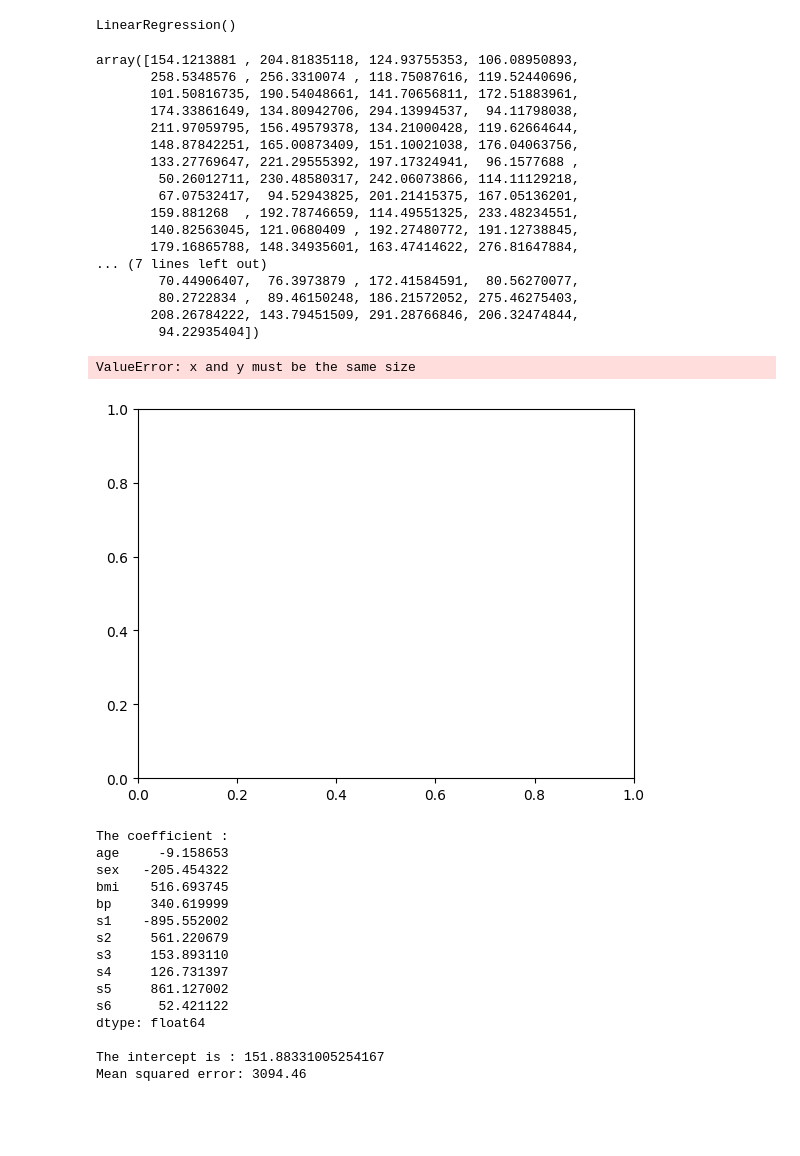
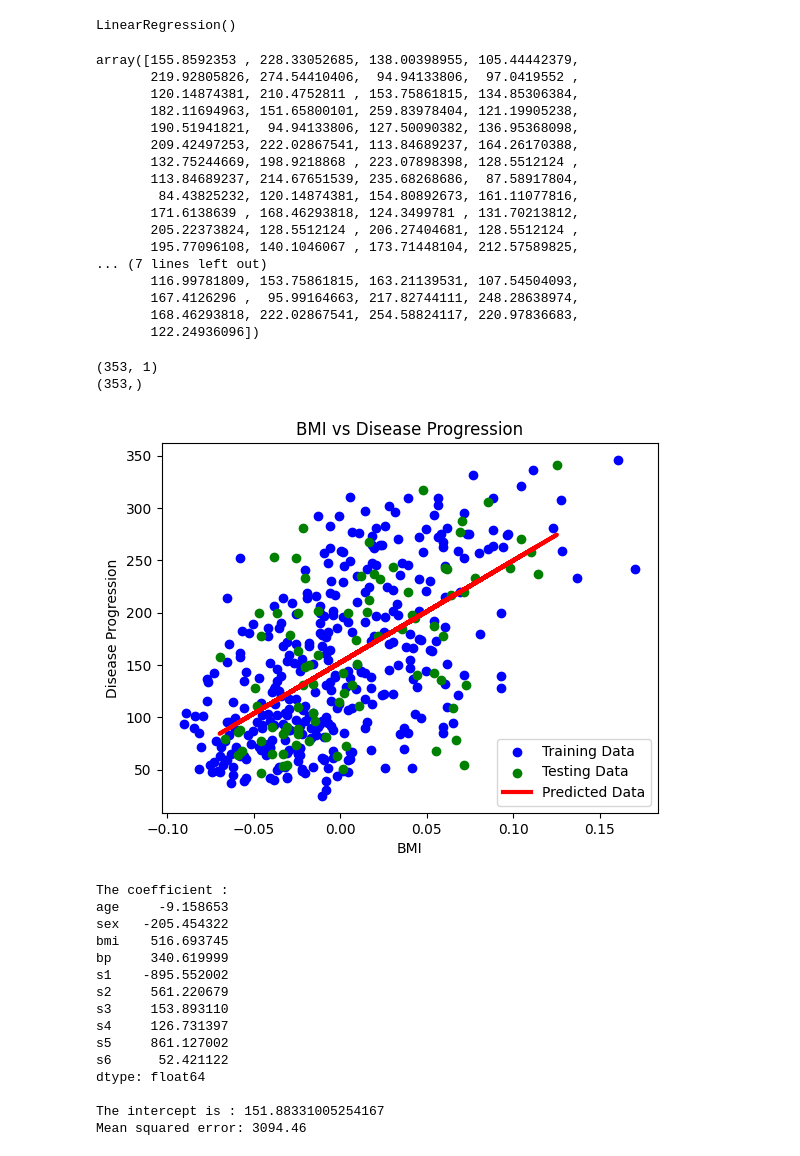
Before and after one commit to zeelshah007/CSCN8010-lab-submissions, a Jupyter notebook: students_submissions/8889436/lab3.ipynb, the cells around one changed output. Saved outputs shown, nothing was run; the diff lists cells and outputs as text; code cells hidden in the pictures; blank space fills up the shorter version.

Commit message:
made changes to graph

```diff
--- a/students_submissions/8889436/lab3.ipynb
+++ b/students_submissions/8889436/lab3.ipynb
@@ -116,9 +116,9 @@ fig.show()
 # %%
 # Modeling
 
-# X = np.array(diabetes['bmi']).reshape(-1,1)
+X = np.array(diabetes['bmi']).reshape(-1,1)
 # X
 
-X= diabetes.drop(labels='Disease_Progression', axis=1)# Dropping the Disease progression from the dataset
-X.head()
+#X= diabetes.drop(labels='Disease_Progression', axis=1)# Dropping the Disease progression from the dataset
+X
 # %% [output]
@@ -131,5 +142,5 @@ X.head()
 # %%
-# y = np.array(diabetes['Disease_Progression'])
-y = diabetes.Disease_Progression
+y = np.array(diabetes['Disease_Progression'])
+# y = diabetes.Disease_Progression
 y
 # %% [output]
@@ -168,33 +184,41 @@ LinearRegression()
 predict_y = model.predict(X_test)
 predict_y
 # %% [output]
-array([154.1213881 , 204.81835118, 124.93755353, 106.08950893,
-       258.5348576 , 256.3310074 , 118.75087616, 119.52440696,
-       101.50816735, 190.54048661, 141.70656811, 172.51883961,
-       174.33861649, 134.80942706, 294.13994537,  94.11798038,
-       211.97059795, 156.49579378, 134.21000428, 119.62664644,
-       148.87842251, 165.00873409, 151.10021038, 176.04063756,
-       133.27769647, 221.29555392, 197.17324941,  96.1577688 ,
-        50.26012711, 230.48580317, 242.06073866, 114.11129218,
-        67.07532417,  94.52943825, 201.21415375, 167.05136201,
-       159.881268  , 192.78746659, 114.49551325, 233.48234551,
-       140.82563045, 121.0680409 , 192.27480772, 191.12738845,
-       179.16865788, 148.34935601, 163.47414622, 276.81647884,
+array([155.8592353 , 228.33052685, 138.00398955, 105.44442379,
+       219.92805826, 274.54410406,  94.94133806,  97.0419552 ,
+       120.14874381, 210.4752811 , 153.75861815, 134.85306384,
+       182.11694963, 151.65800101, 259.83978404, 121.19905238,
+       190.51941821,  94.94133806, 127.50090382, 136.95368098,
+       209.42497253, 222.02867541, 113.84689237, 164.26170388,
+       132.75244669, 198.9218868 , 223.07898398, 128.5512124 ,
+       113.84689237, 214.67651539, 235.68268686,  87.58917804,
+        84.43825232, 120.14874381, 154.80892673, 161.11077816,
+       171.6138639 , 168.46293818, 124.3499781 , 131.70213812,
+       205.22373824, 128.5512124 , 206.27404681, 128.5512124 ,
+       195.77096108, 140.1046067 , 173.71448104, 212.57589825,
 ... (7 lines left out)
-        70.44906407,  76.3973879 , 172.41584591,  80.56270077,
-        80.2722834 ,  89.46150248, 186.21572052, 275.46275403,
-       208.26784222, 143.79451509, 291.28766846, 206.32474844,
-        94.22935404])
+       116.99781809, 153.75861815, 163.21139531, 107.54504093,
+       167.4126296 ,  95.99164663, 217.82744111, 248.28638974,
+       168.46293818, 222.02867541, 254.58824117, 220.97836683,
+       122.24936096])
-# %%
-# Plotting
-plt.scatter(X,y, color = 'black')
-plt.plot(y, predict_y, color= 'blue', linewidth=3)
-plt.xticks(())
-plt.yticks(())
-plt.show()
-# %% [output]
-ValueError: x and y must be the same size
-[figure, removed]
+# %%
+print(X_train.shape)
+print(y_train.shape)
+# %% [output]
+(353, 1)
+(353,)
+# %%
+# Plotting
+plt.scatter(X_train,y_train, color='blue', label="Training Data")
+plt.scatter(X_test, y_test, color= 'green', label="Testing Data")
+plt.plot(X_test,predict_y,color= 'red', linewidth=3, label="Predicted Data")
+plt.title("BMI vs Disease Progression")
+plt.xlabel("BMI")
+plt.ylabel("Disease Progression")
+plt.legend()
+plt.show()
+# %% [output]
+[figure, added]
 # %%
 # coefficient & intercept
 m_coff = pd.Series(model.coef_, index = X.columns)
```
Also changed, not shown: parts of 3 cells of this notebook.
